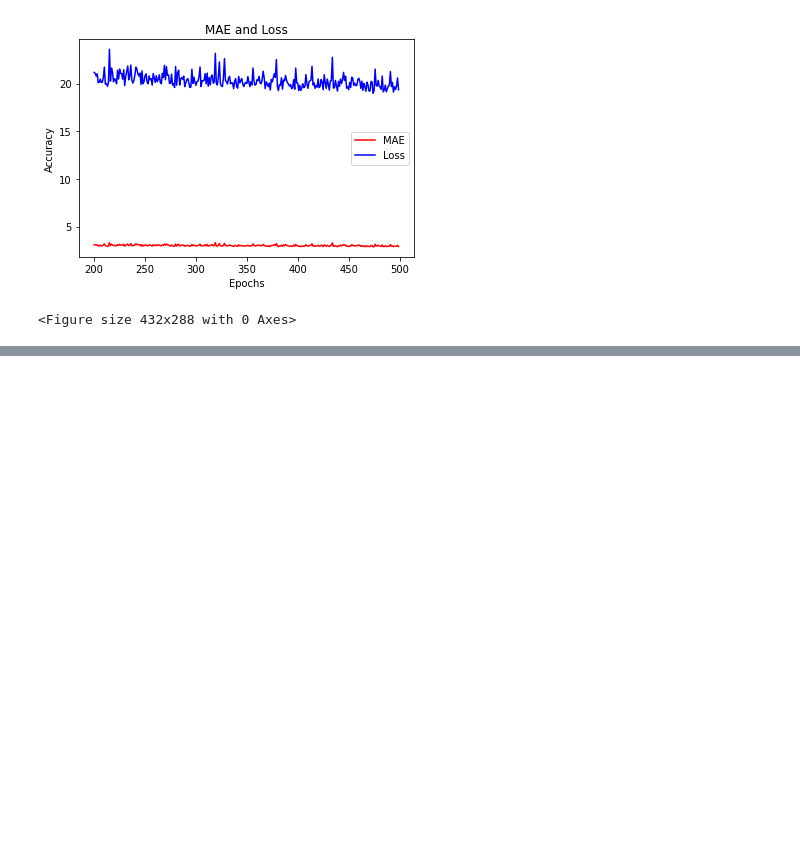
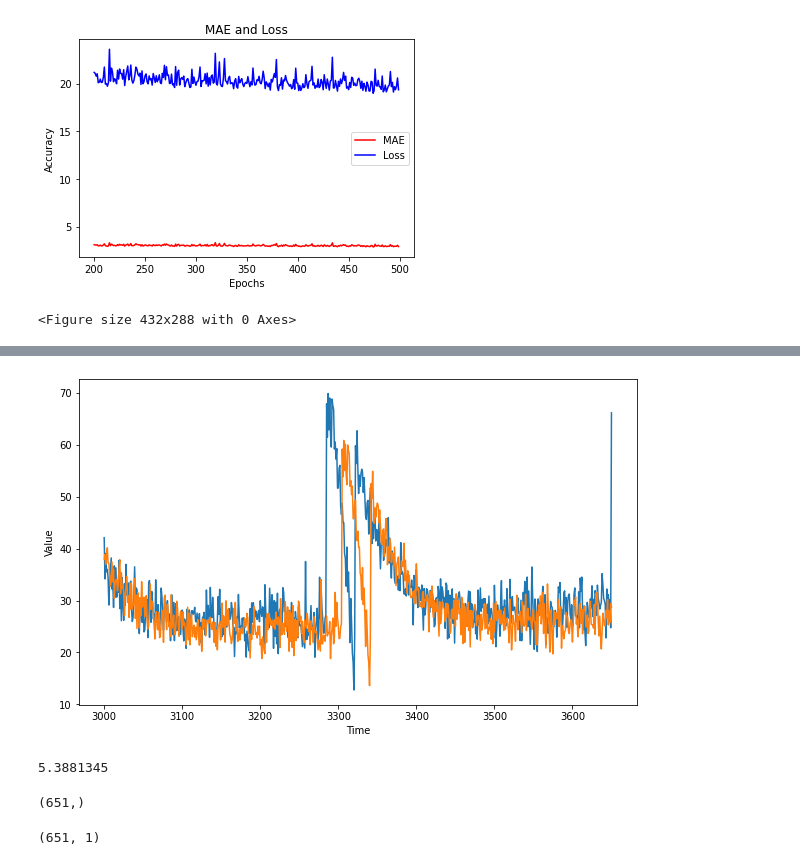
Before and after one commit to sergiopperez/Time_Series_Forecast_Neural_Networks, a Jupyter notebook: Time_Series_Synthetic.ipynb, the cells around one changed output, grey strips where cells are left out. Saved outputs shown, nothing was run; the diff lists cells and outputs as text; code cells hidden in the pictures; blank space fills up the shorter version.

```diff
--- a/Time_Series_Synthetic.ipynb
+++ b/Time_Series_Synthetic.ipynb
@@ -247,0 +252,13 @@ plt.figure()
+# %%
+tf.keras.backend.clear_session()
+
+dataset = windowed_dataset(x_train, window_size, batch_size, shuffle_buffer_size)
+
+model = tf.keras.models.Sequential([
+  tf.keras.layers.Lambda(lambda x: tf.expand_dims(x, axis=-1),
+                      input_shape=[None]),
+  tf.keras.layers.Dense(1)
+])
+
+model.compile(loss="mse", optimizer=tf.keras.optimizers.SGD(lr=10**(-5), momentum=0.9),metrics=["mae"])
+history = model.fit(dataset,epochs=100,verbose=1)
@@ -247,0 +283,28 @@ plt.figure()
+# %%
+forecast = []
+results = []
+for time in range(len(series) - window_size):
+  forecast.append(model.predict(series[time:time + window_size][np.newaxis]))
+
+forecast = forecast[split_time-window_size:]
+results = np.array(forecast)[:, 0, 0]
+
+
+plt.figure(figsize=(10, 6))
+
+plot_series(time_valid, x_valid)
+plot_series(time_valid, results)
+# %% [output]
+[figure, added]
+# %%
+tf.keras.metrics.mean_absolute_error(x_valid, tf.squeeze(results)).numpy()
+# %% [output]
+5.3881345
+# %%
+x_valid.shape
+# %% [output]
+(651,)
+# %%
+results.shape
+# %% [output]
+(651, 1)
```
Also changed, not shown: parts of 3 cells of this notebook.
